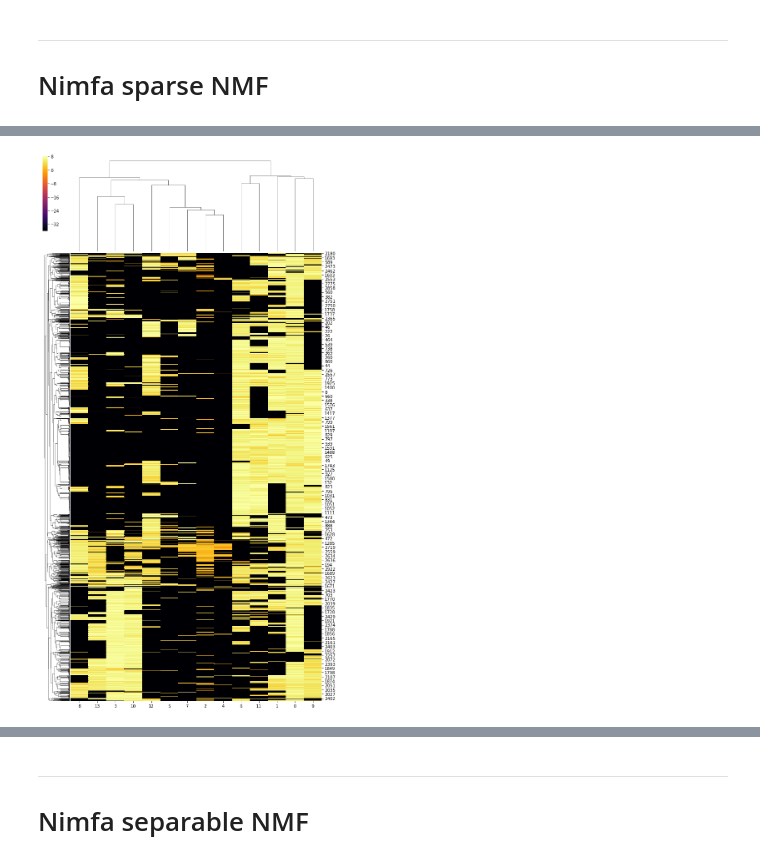
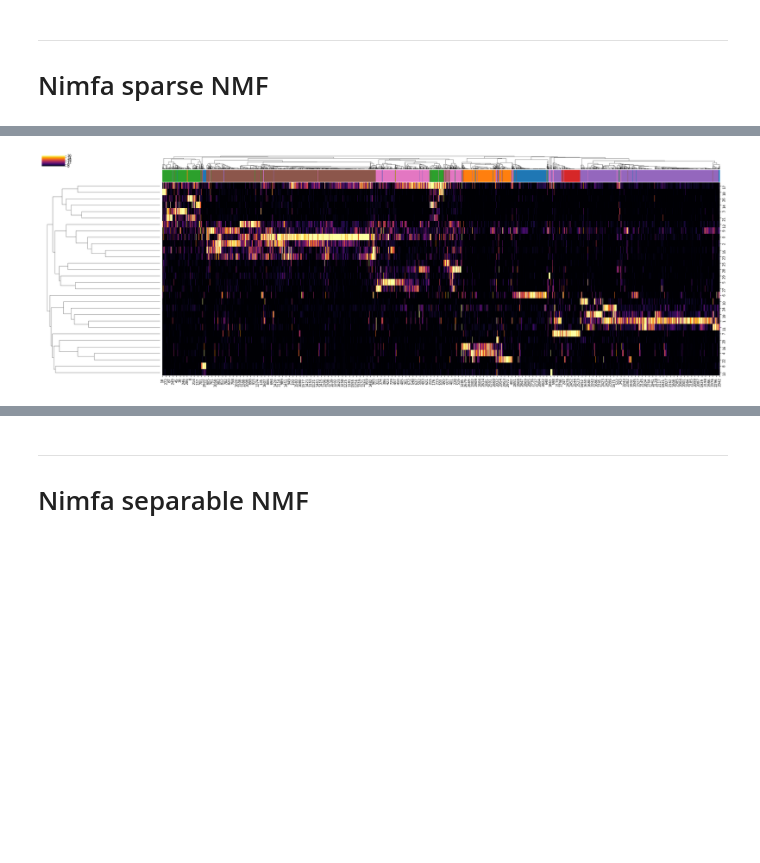
Before and after one commit to tmoerman/lathspell, a Jupyter notebook: notebooks/01_zeisel_skl_nmf.ipynb, the cells around one changed output, grey strips where cells are left out. Saved outputs shown, nothing was run; the diff lists cells and outputs as text; code cells hidden in the pictures; blank space fills up the shorter version.

Commit message:
nmf zeisel experiment evolution

```diff
--- a/notebooks/01_zeisel_skl_nmf.ipynb
+++ b/notebooks/01_zeisel_skl_nmf.ipynb
@@ -48,7 +50,7 @@ zeisel_meta_df.head()
 # %%
 genes = zeisel_df.index
 # %%
-zeisel_m = zeisel_df.as_matrix()
+zeisel_m = zeisel_df.values
 # %%
 zeisel_m.shape
 # %% [output]
@@ -74,6 +76,6 @@ def tsne_embed(X):
 # %%
 from sklearn.preprocessing import StandardScaler
 # %%
-scaler = StandardScaler(with_mean=False)
+scaler = StandardScaler(with_mean=False, with_std=True)
 # %%
 scaled = scaler.fit_transform(zeisel_m.T).T
@@ -212,0 +229,10 @@ plt.show()
+# %%
+colors_by_level1class = list(map(lambda x: tab10_dict[x], zeisel_meta_df['level1class'].cat.codes))
+
+sns.clustermap(H2,
+               cmap='inferno',
+               col_colors=colors_by_level1class,
+               metric='correlation',
+               robust=True,
+               figsize=(36, 12))
+plt.show()
@@ -248,7 +263,7 @@ plt.show()
 
 # Nimfa sparse NMF
 # %%
-snmf = ni.Snmf(zeisel_m, seed="nndsvd", rank=14, max_iter=20)
+snmf = ni.Snmf(scaled, seed="nndsvd", rank=30, max_iter=20)
 # %%
 %%time
 
@@ -274,13 +290,15 @@ plt.show()
 sparse_w = fit.basis()
 sparse_h = fit.coef()
 # %%
-sns.clustermap(ma.filled(np.log(ma.masked_equal(sparse_h, 0)).T, 0),
+sns.clustermap(sparse_h,
                cmap='inferno',
+               col_colors=colors_by_level1class,
                robust=True,
-               figsize=(12, 24))
+               metric='correlation',
+               figsize=(36, 12))
 plt.show()
 # %% [output]
-[figure, old version]
+[figure, new version]
 # %%
 nimfa_umap_df = pd.DataFrame(UMAP(random_state=666).fit_transform(sparse_h.T))
 # %%
```
Also changed, not shown: parts of 27 cells of this notebook, 34 other files.
